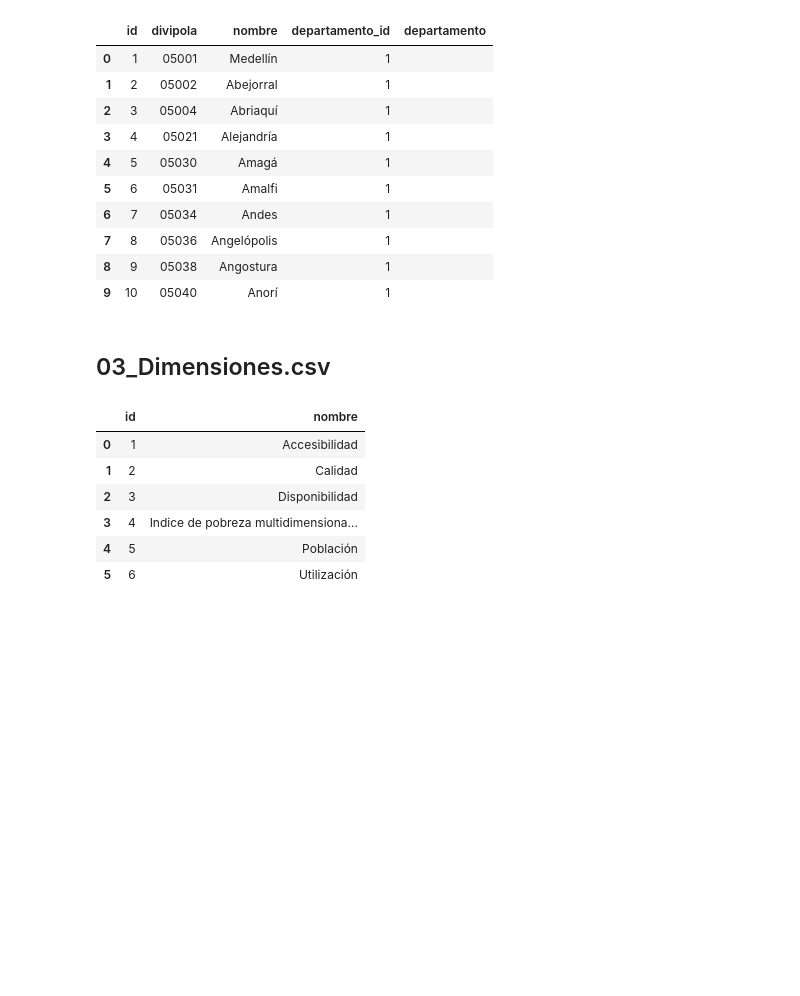
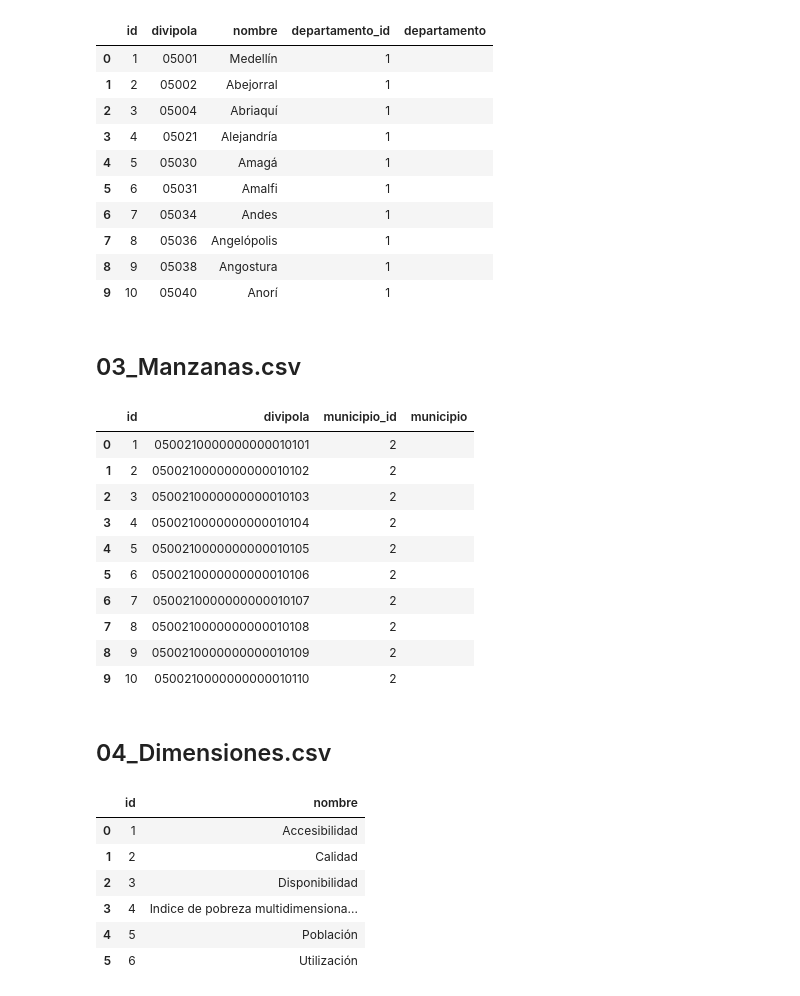
Before and after one commit to jairoruizsaenz/django_proyecto_salud, a Jupyter notebook: django_app/data_inicial/Data processing.ipynb, the cells around one changed output. Drawn from its saved outputs; the diff is of its cells as text; code cells hidden in the pictures; blank space fills up the shorter version.

```diff
--- a/django_app/data_inicial/Data processing.ipynb
+++ b/django_app/data_inicial/Data processing.ipynb
@@ -79,6 +81,41 @@ mun_df.head(10)
 | 7 | 8 | 05036 | Angelópolis | 1 |  |
 | 8 | 9 | 05038 | Angostura | 1 |  |
 | 9 | 10 | 05040 | Anorí | 1 |  |
+# %% [markdown]
+## 03_Manzanas.csv
+# %%
+man_df = man_df_temp.copy()
+man_df = man_df[['DIVIPOLA']]
+man_df['DIVIPOLA'] = man_df['DIVIPOLA'].astype(str).str.zfill(22)
+# man_df['MUNICIPIO'] = man_df['MUNICIPIO'].str.strip().str.capitalize()
+man_df = man_df.drop_duplicates();
+
+man_df["mun_divipola"] = man_df['DIVIPOLA'].str[:5]
+man_df = man_df.merge(mun_df[['id', 'divipola']], left_on='mun_divipola', right_on='divipola', how='left')
+
+man_df.reset_index(drop=True, inplace=True)
+man_df.reset_index(inplace=True)
+man_df['index'] = man_df['index'] + 1
+
+man_df = man_df[['index', 'DIVIPOLA', 'id',]]
+man_df.rename(columns = {'index':'id', 'id':'municipio_id', 'DIVIPOLA':'divipola'}, inplace = True)
+man_df['municipio'] = ''
+
+# man_df.to_excel('./03_Manzanas.xlsx', index=False)
+man_df.to_csv('./03_Manzanas.csv', index=False, quotechar='"', quoting=csv.QUOTE_NONNUMERIC)
+man_df.head(10)
+# %% [output]
+|  | id | divipola | municipio_id | municipio |
+| 0 | 1 | 0500210000000000010101 | 2 |  |
+| 1 | 2 | 0500210000000000010102 | 2 |  |
+| 2 | 3 | 0500210000000000010103 | 2 |  |
+| 3 | 4 | 0500210000000000010104 | 2 |  |
+| 4 | 5 | 0500210000000000010105 | 2 |  |
+| 5 | 6 | 0500210000000000010106 | 2 |  |
+| 6 | 7 | 0500210000000000010107 | 2 |  |
+| 7 | 8 | 0500210000000000010108 | 2 |  |
+| 8 | 9 | 0500210000000000010109 | 2 |  |
+| 9 | 10 | 0500210000000000010110 | 2 |  |
 # %% [markdown]
-## 03_Dimensiones.csv
+## 04_Dimensiones.csv
 # %%
```
Also changed, not shown: parts of 10 cells of this notebook, 4 other files.
